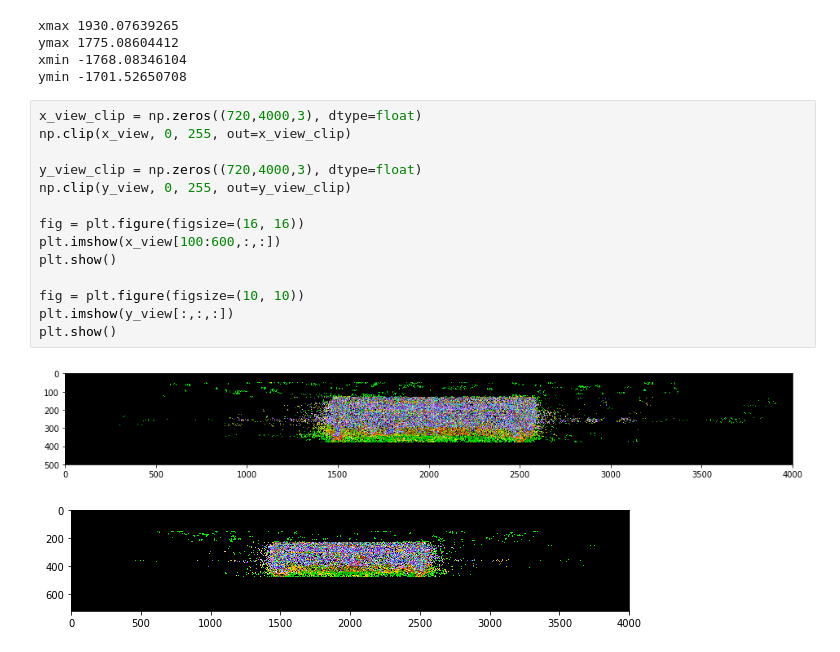
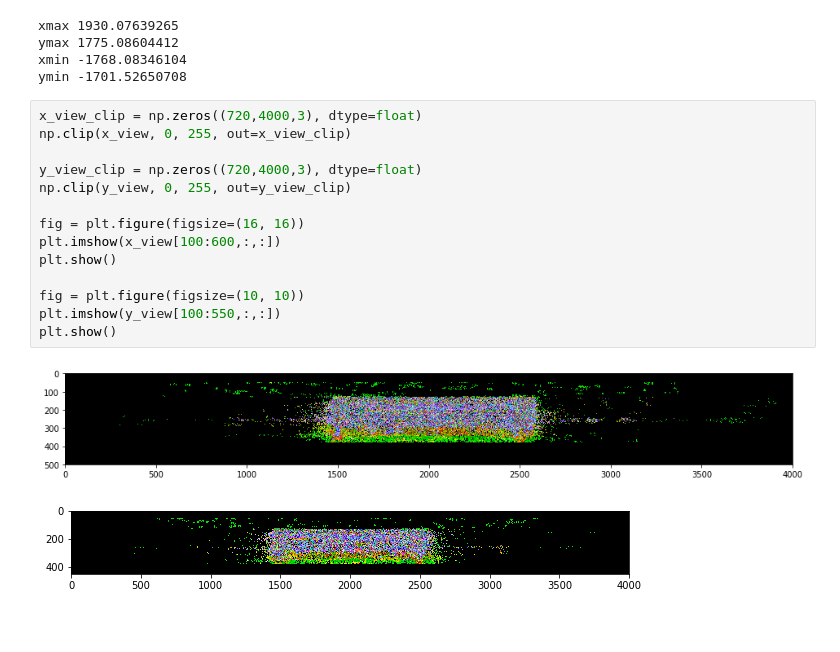
Before and after one commit to ongchinkiat/realsense-d435, a Jupyter notebook: d435-analysis-848.ipynb, the cells around one changed output. Drawn from its saved outputs; the diff is of its cells as text; blank space fills up the shorter version.

```diff
--- a/d435-analysis-848.ipynb
+++ b/d435-analysis-848.ipynb
@@ -303,17 +303,17 @@ ymin -1701.52650708
 # %%
 x_view_clip = np.zeros((720,4000,3), dtype=float)
 np.clip(x_view, 0, 255, out=x_view_clip)
 
 y_view_clip = np.zeros((720,4000,3), dtype=float)
 np.clip(y_view, 0, 255, out=y_view_clip)
 
 fig = plt.figure(figsize=(16, 16))
 plt.imshow(x_view[100:600,:,:])
 plt.show()
 
 fig = plt.figure(figsize=(10, 10))
-plt.imshow(y_view[:,:,:])
+plt.imshow(y_view[100:550,:,:])
 plt.show()
 # %% [output]
 [figure]
-[figure, old version]
+[figure, new version]
```
